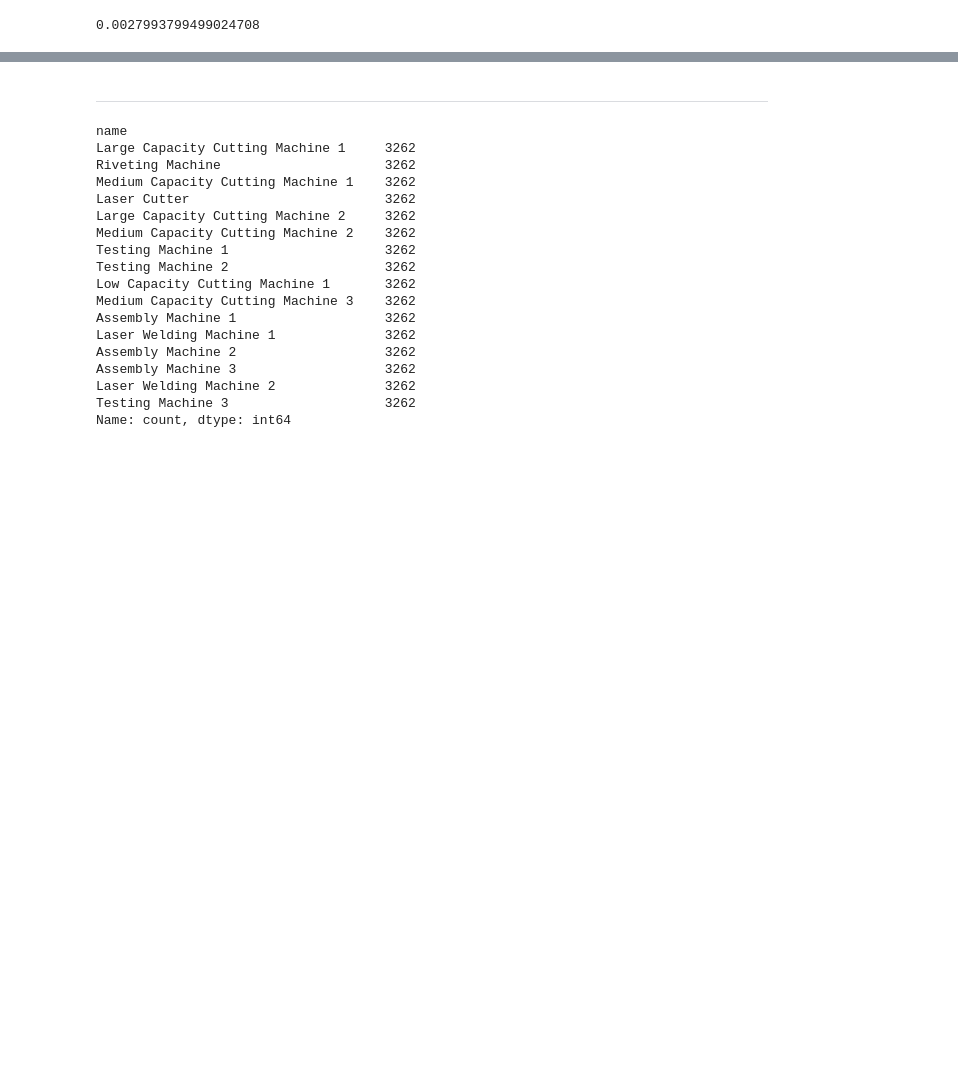
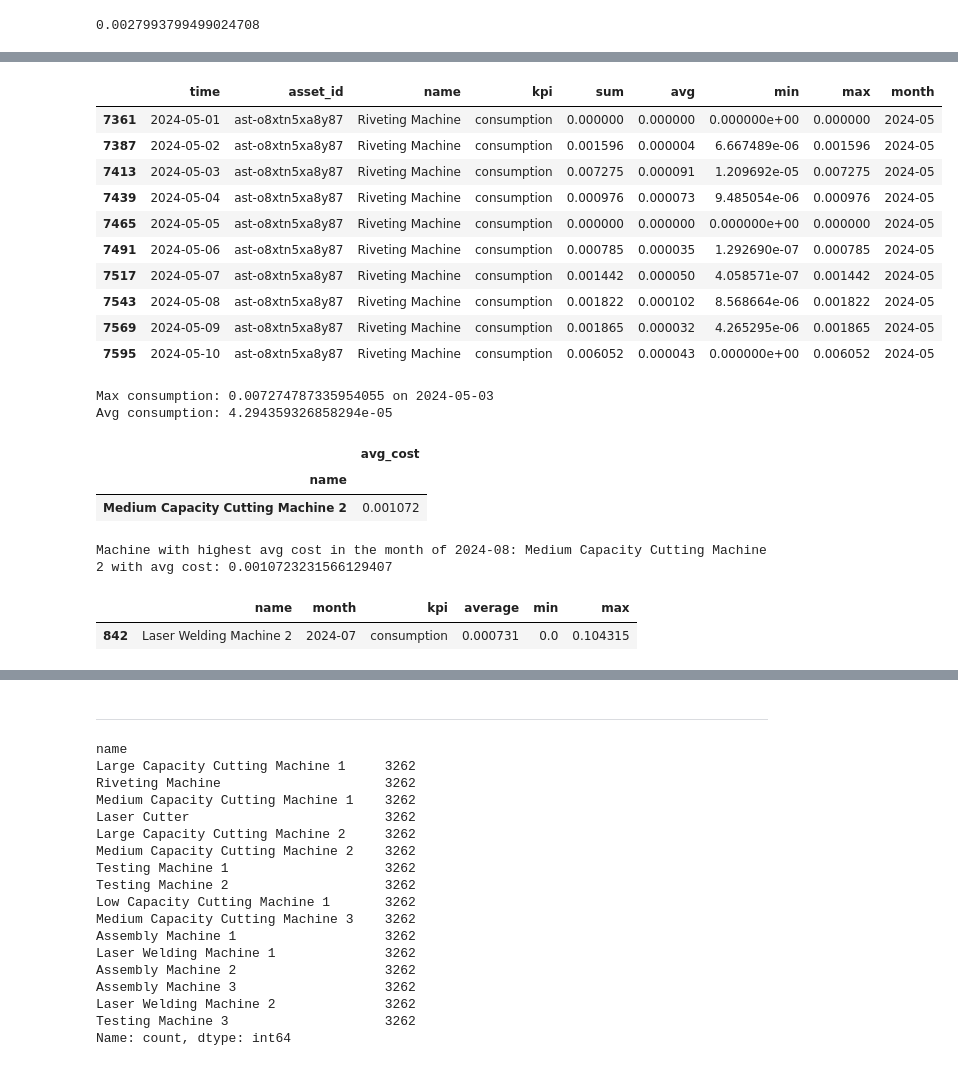
Before and after one commit to sa-team-d/rag, a Jupyter notebook: data.ipynb, the cells around one changed output, grey strips where cells are left out. Drawn from its saved outputs; the diff is of its cells as text; code cells hidden in the pictures; blank space fills up the shorter version.

```diff
--- a/data.ipynb
+++ b/data.ipynb
@@ -217,0 +231,45 @@ ok!😊👍
+# %%
+# Show me the consumption summary of the Riveting Machine for the first 10 days of May 2024
+rm = df[(df['name'] == 'Riveting Machine') & (df['kpi'] == 'consumption') & (df['month'] == '2024-05')]
+# take the first 10 rows of rm
+rm10 = rm.head(10)
+rm10
+# %% [output]
+|  | time | asset_id | name | kpi | sum | avg | min | max | month |
+| 7361 | 2024-05-01 | ast-o8xtn5xa8y87 | Riveting Machine | consumption | 0.000000 | 0.000000 | 0.000000e+00 | 0.000000 | 2024-05 |
+| 7387 | 2024-05-02 | ast-o8xtn5xa8y87 | Riveting Machine | consumption | 0.001596 | 0.000004 | 6.667489e-06 | 0.001596 | 2024-05 |
+| 7413 | 2024-05-03 | ast-o8xtn5xa8y87 | Riveting Machine | consumption | 0.007275 | 0.000091 | 1.209692e-05 | 0.007275 | 2024-05 |
+| 7439 | 2024-05-04 | ast-o8xtn5xa8y87 | Riveting Machine | consumption | 0.000976 | 0.000073 | 9.485054e-06 | 0.000976 | 2024-05 |
+| 7465 | 2024-05-05 | ast-o8xtn5xa8y87 | Riveting Machine | consumption | 0.000000 | 0.000000 | 0.000000e+00 | 0.000000 | 2024-05 |
+| 7491 | 2024-05-06 | ast-o8xtn5xa8y87 | Riveting Machine | consumption | 0.000785 | 0.000035 | 1.292690e-07 | 0.000785 | 2024-05 |
+| 7517 | 2024-05-07 | ast-o8xtn5xa8y87 | Riveting Machine | consumption | 0.001442 | 0.000050 | 4.058571e-07 | 0.001442 | 2024-05 |
+| 7543 | 2024-05-08 | ast-o8xtn5xa8y87 | Riveting Machine | consumption | 0.001822 | 0.000102 | 8.568664e-06 | 0.001822 | 2024-05 |
+| 7569 | 2024-05-09 | ast-o8xtn5xa8y87 | Riveting Machine | consumption | 0.001865 | 0.000032 | 4.265295e-06 | 0.001865 | 2024-05 |
+| 7595 | 2024-05-10 | ast-o8xtn5xa8y87 | Riveting Machine | consumption | 0.006052 | 0.000043 | 0.000000e+00 | 0.006052 | 2024-05 |
+# %%
+# print the max cycles over the 10 rows and in which day it happens, the min cycles over the 10 rows and the corresponding day and the avg of the cycles over the 10 rows
+print('Max consumption:', rm10['max'].max(), 'on', rm10[rm10['max'] == rm10['max'].max()]['time'].values[0])
+print('Avg consumption:', rm10['avg'].mean())
+# %% [output]
+Max consumption: 0.007274787335954055 on 2024-05-03
+Avg consumption: 4.294359326858294e-05
+# %%
+# see which machine had the highest avg cost in the month of 2024-08
+df[(df['month'] == '2024-08') & (df['kpi'] == 'cost')].groupby('name').agg(avg_cost=('avg', 'mean')).sort_values(by='avg_cost', ascending=False).head(1)
+# %% [output]
+|  | avg_cost |
+| name |  |
+| Medium Capacity Cutting Machine 2 | 0.001072 |
+# %%
+# see which machine had the highest avg cost in the month of 2024-08 using the monthly_summary_df, and print the machine name and the avg cost
+max_avg_cost = monthly_summary_df[(monthly_summary_df['month'] == '2024-08') & (monthly_summary_df['kpi'] == 'cost')]['average'].max()
+machine_name = monthly_summary_df[(monthly_summary_df['month'] == '2024-08') & (monthly_summary_df['kpi'] == 'cost') & (monthly_summary_df['average'] == max_avg_cost)]['name'].values[0]
+print('Machine with highest avg cost in the month of 2024-08:', machine_name, 'with avg cost:', max_avg_cost)
+# %% [output]
+Machine with highest avg cost in the month of 2024-08: Medium Capacity Cutting Machine 2 with avg cost: 0.0010723231566129407
+# %%
+# see avg consumption for machine Laser Welding Machine 2 in the month of 2024-07
+monthly_summary_df[(monthly_summary_df['name'] == 'Laser Welding Machine 2') & (monthly_summary_df['month'] == '2024-07') & (monthly_summary_df['kpi'] == 'consumption')]
+# %% [output]
+|  | name | month | kpi | average | min | max |
+| 842 | Laser Welding Machine 2 | 2024-07 | consumption | 0.000731 | 0.0 | 0.104315 |
```
Also changed, not shown: parts of 8 cells of this notebook, 1 other file.
